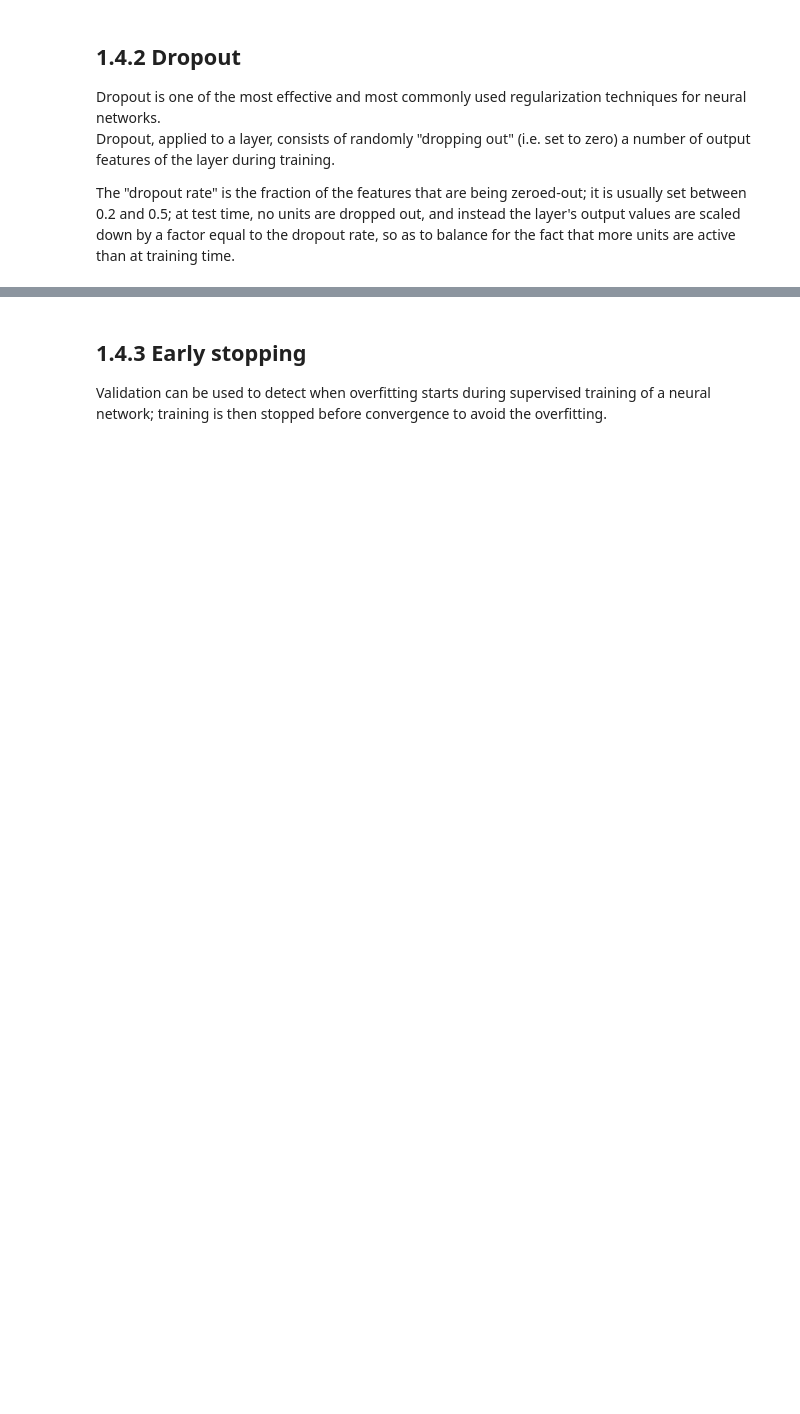
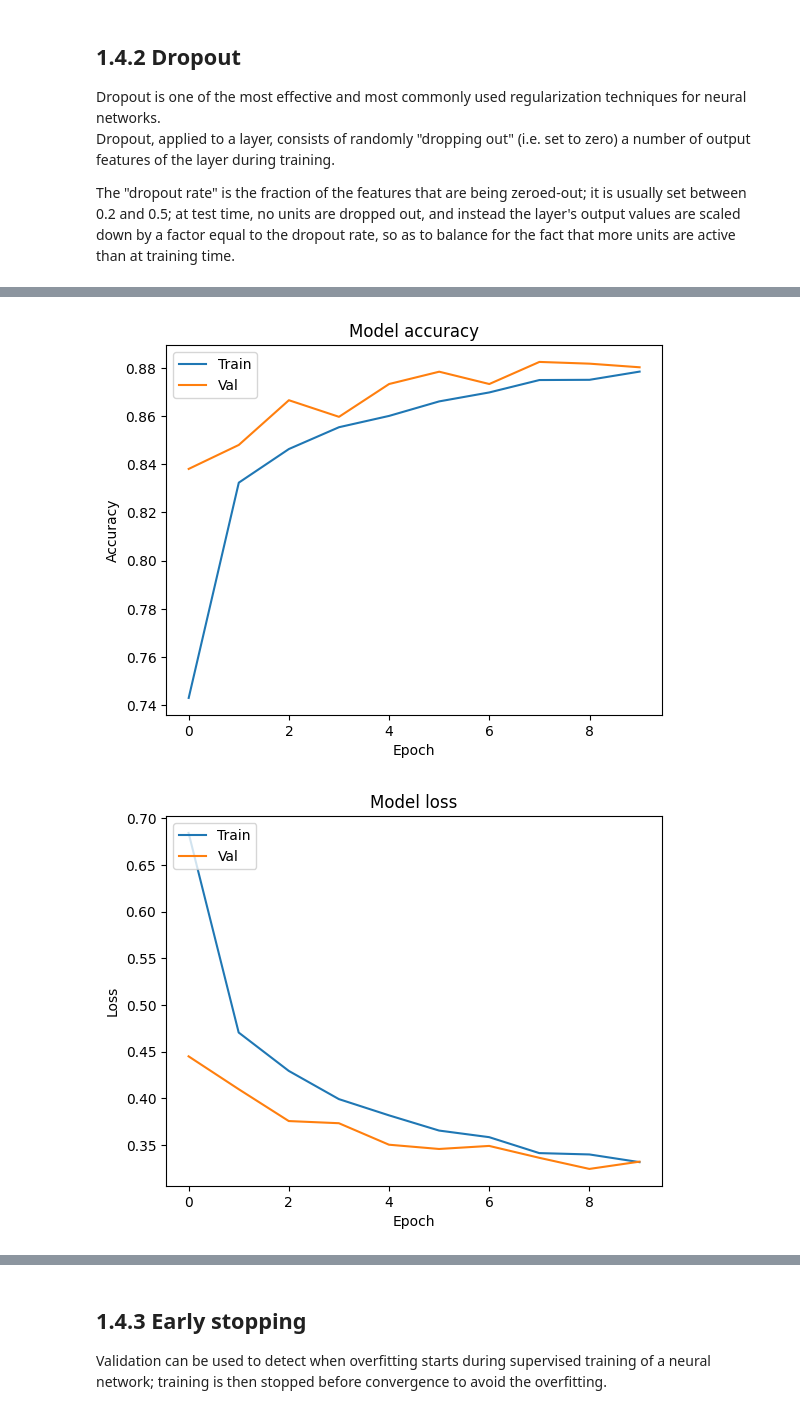
Before and after one commit to dragoa/MachineLearning, a Jupyter notebook: DL/MLP_DNN.ipynb, the cells around one changed output, grey strips where cells are left out. Saved outputs shown, nothing was run; the diff lists cells and outputs as text; code cells hidden in the pictures; blank space fills up the shorter version.

```diff
--- a/DL/MLP_DNN.ipynb
+++ b/DL/MLP_DNN.ipynb
@@ -337,35 +408,44 @@ Dropout, applied to a layer, consists of randomly "dropping out" (i.e. set to ze
 
 The "dropout rate" is the fraction of the features that are being zeroed-out; it is usually set between 0.2 and 0.5; at test time, no units are dropped out, and instead the layer's output values are scaled down by a factor equal to the dropout rate, so as to balance for the fact that more units are active than at training time.
 # %%
-from tensorflow.keras.layers import Dropout
+from keras.layers import Dropout
 # Build the model
 model = Sequential()
 model.add(Flatten())
 # Add a Dense layer with 512 neurons, with relu as activation function
+model.add(Dense(512, activation='relu'))
 # Add a Dropout layer with 0.3 drop probability
+model.add(Dropout(rate=0.3))
 # Add a Dense layer with 256 neurons, with relu as activation function
+model.add(Dense(256, activation='relu'))
 # Add a Dropout layer with 0.3 drop probability
+model.add(Dropout(rate=0.3))
 # Add a Dense layer with 128 neurons, with relu as activation function
+model.add(Dense(128, activation='relu'))
 # Add a Dropout layer with 0.3 drop probability
+model.add(Dropout(rate=0.3))
 # Add a Dense layer with 64 neurons, with relu as activation function
+model.add(Dense(64, activation='relu'))
 # Add a Dense layer with number of neurons equal to the number of classes, with softmax as activation function
-
+model.add(Dense(10, activation='softmax'))
 
 # Compile the model you just created using
 # adam optimizer as optimizer
 # sparse categorical crossentropy as loss function
 # accuracy as metric
-
+model.compile(adam, loss[0], metrics[0])
 
 # fit your model and save the returned value as "history".
 # Use both the train and validation set
 # Set both properly the batch size value and the epochs value
 batch_size = 128
 epochs = 10
+history = model.fit(x_train, y_train, batch_size=batch_size, epochs=epochs, validation_data=(x_val, y_val))
 
 # Call the plot_history function to plot the obtained results
-
+plot_history(history)
 # Evaluate
 _, train_acc = model.evaluate(x_train, y_train, verbose=1)
 _, test_acc = model.evaluate(x_test, y_test, verbose=1)
 print('Train: %.3f, Test: %.3f' % (train_acc, test_acc))
+# %% [output]
@@ -371,0 +472,2 @@ print('Train: %.3f, Test: %.3f' % (train_acc, test_acc))
+[figure, added]
+[figure, added]
```
Also changed, not shown: parts of 12 cells of this notebook.
